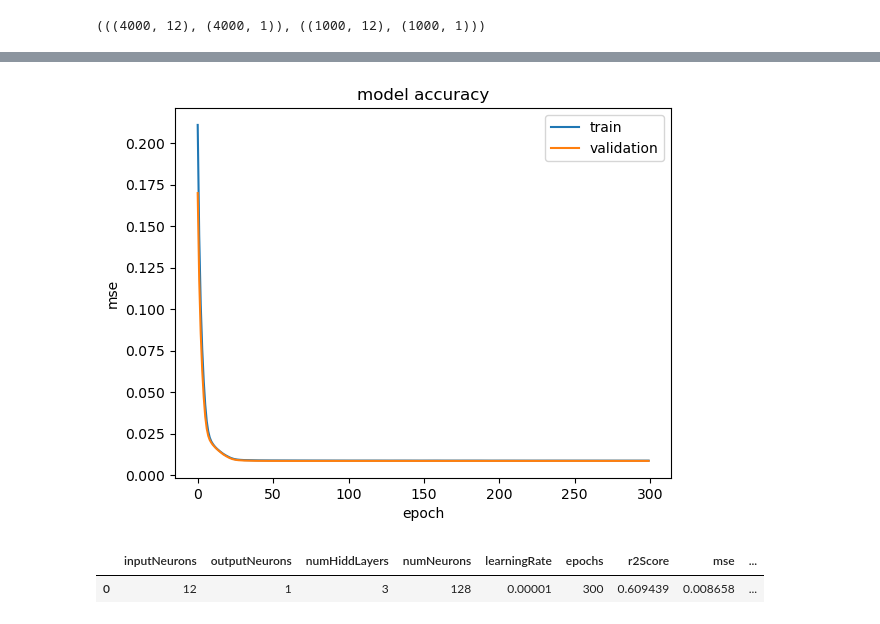
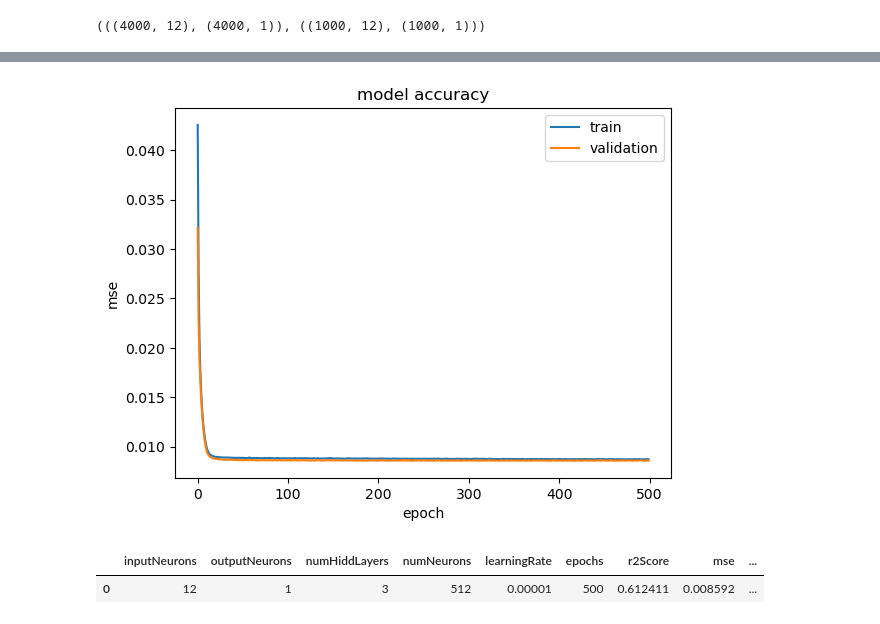
Before and after one commit to jlang62/machine-learning-exercises, a Jupyter notebook: exam/notebooks/Problem4_new.ipynb, the cells around one changed output, grey strips where cells are left out. Drawn from its saved outputs; the diff is of its cells as text; code cells hidden in the pictures.

```diff
--- a/exam/notebooks/Problem4_new.ipynb
+++ b/exam/notebooks/Problem4_new.ipynb
@@ -565,5 +565,5 @@ def runModel(inputNeurons, outputNeurons, numHiddLayers, numNeurons, learningRat
 
     return createLogEntry(inputNeurons, outputNeurons, numHiddLayers, numNeurons, learningRate, epochs, r2Score, mse, loss, batchSize, run_time)
 # %%
-runModel(inputNeurons=X_train.shape[1], outputNeurons=1, numHiddLayers=3, numNeurons=128, learningRate=0.00001, epochs=300, batchSize=64)
+runModel(inputNeurons=X_train.shape[1], outputNeurons=1, numHiddLayers=3, numNeurons=512, learningRate=0.00001, epochs=500, batchSize=128)
 # %% [output]
@@ -587,3 +587,3 @@ Epoch 300/300
-[figure, old version]
+[figure, new version]
 |  | inputNeurons | outputNeurons | numHiddLayers | numNeurons | learningRate | epochs | r2Score | mse | ... |
-| 0 | 12 | 1 | 3 | 128 | 0.00001 | 300 | 0.609439 | 0.008658 | ... |
+| 0 | 12 | 1 | 3 | 512 | 0.00001 | 500 | 0.612411 | 0.008592 | ... |
```
Also changed, not shown: parts of 1 cell of this notebook, 2 other files.
